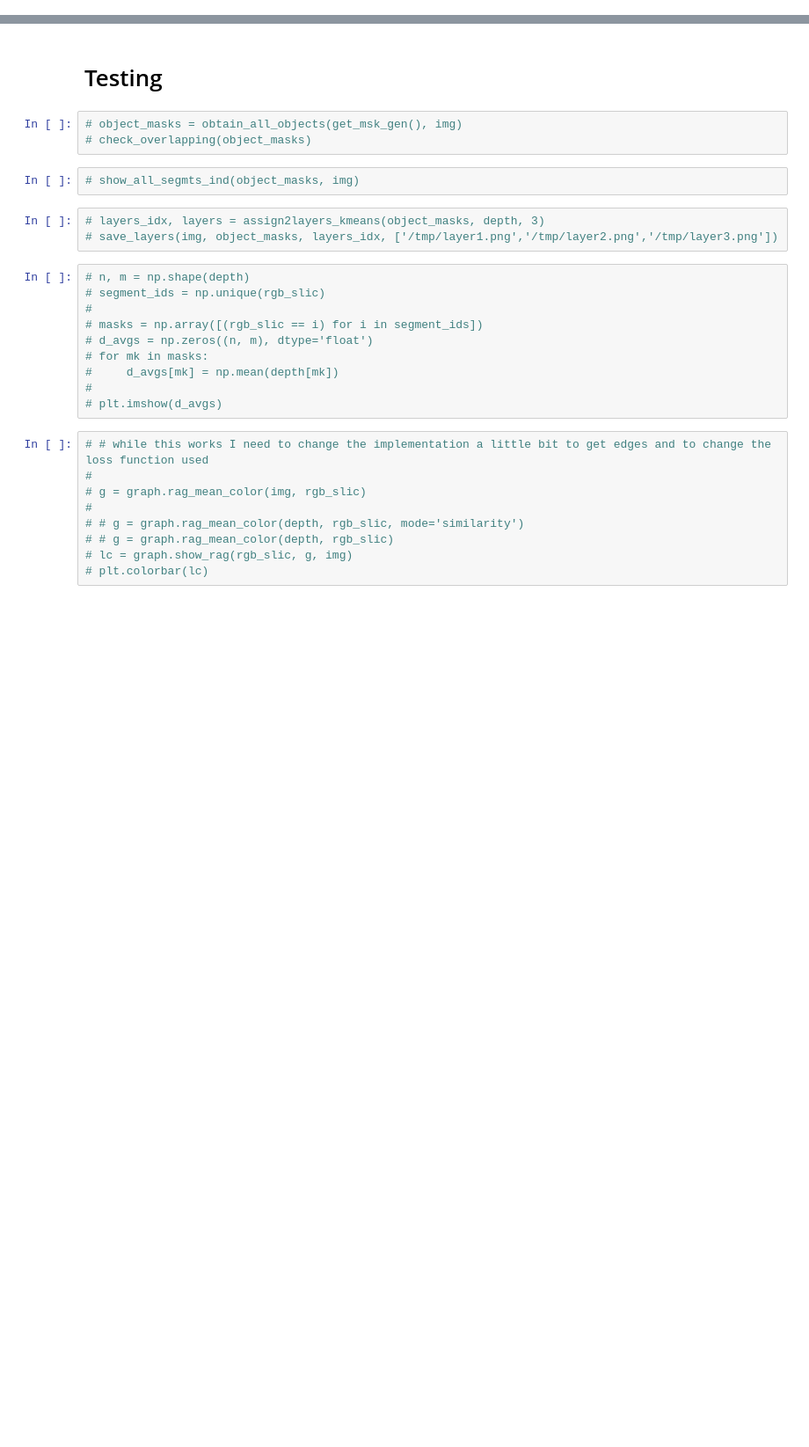
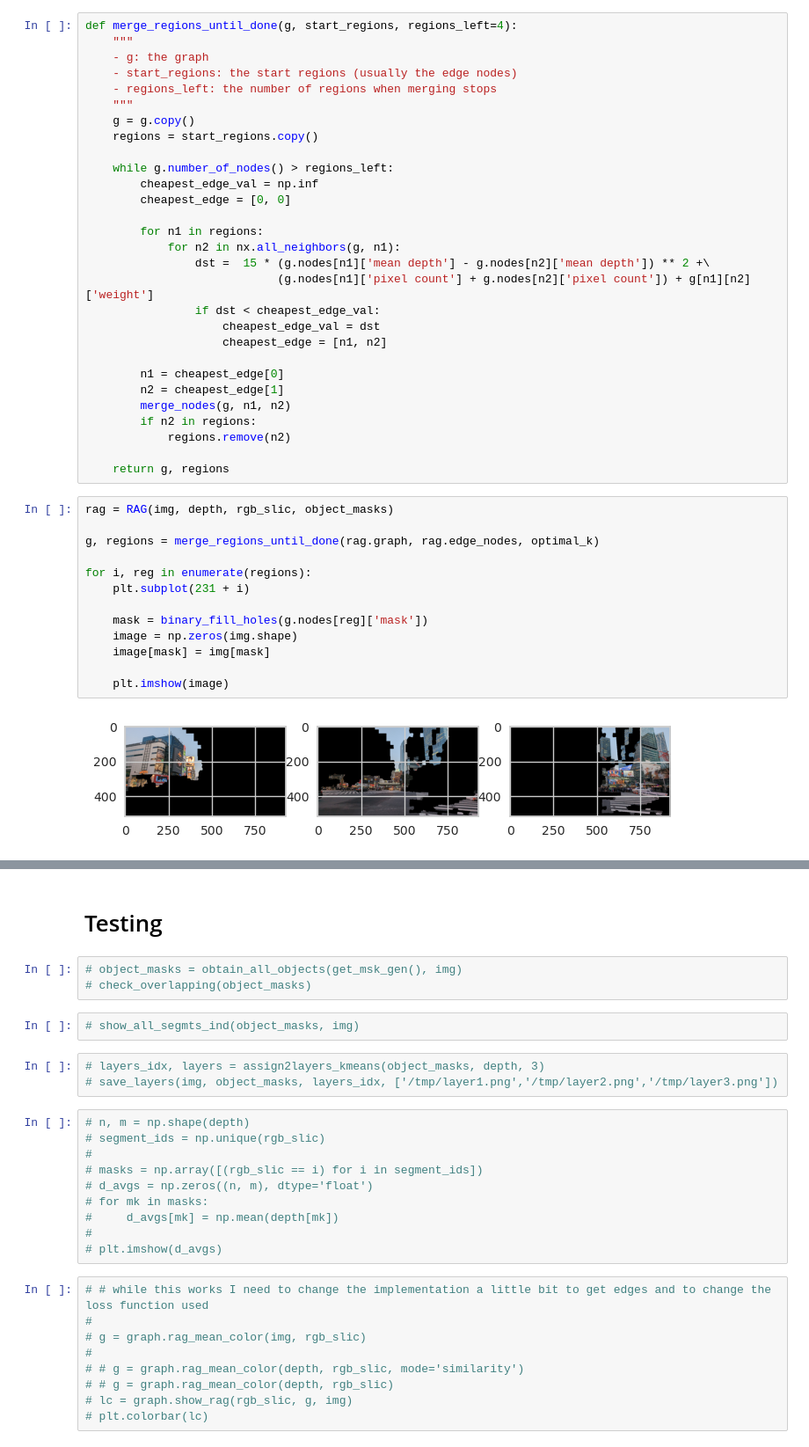
Before and after one commit to koitu/cs413-computational-photography-project, a Jupyter notebook: graph_testing.ipynb, the cells around one changed output, grey strips where cells are left out. Shown at 88% size. Saved outputs shown, nothing was run; the diff lists cells and outputs as text; blank space fills up the shorter version.

```diff
--- a/graph_testing.ipynb
+++ b/graph_testing.ipynb
@@ -110,0 +257,44 @@ while g.number_of_nodes() > optimalK:
+# %%
+def merge_regions_until_done(g, start_regions, regions_left=4):
+    """
+    - g: the graph
+    - start_regions: the start regions (usually the edge nodes)
+    - regions_left: the number of regions when merging stops
+    """
+    g = g.copy()
+    regions = start_regions.copy()
+
+    while g.number_of_nodes() > regions_left:
+        cheapest_edge_val = np.inf
+        cheapest_edge = [0, 0]
+
+        for n1 in regions:
+            for n2 in nx.all_neighbors(g, n1):
+                dst =  15 * (g.nodes[n1]['mean depth'] - g.nodes[n2]['mean depth']) ** 2 +\
+                            (g.nodes[n1]['pixel count'] + g.nodes[n2]['pixel count']) + g[n1][n2]['weight']
+                if dst < cheapest_edge_val:
+                    cheapest_edge_val = dst
+                    cheapest_edge = [n1, n2]
+
+        n1 = cheapest_edge[0]
+        n2 = cheapest_edge[1]
+        merge_nodes(g, n1, n2)
+        if n2 in regions:
+            regions.remove(n2)
+
+    return g, regions
+# %%
+rag = RAG(img, depth, rgb_slic, object_masks)
+
+g, regions = merge_regions_until_done(rag.graph, rag.edge_nodes, optimal_k)
+
+for i, reg in enumerate(regions):
+    plt.subplot(231 + i)
+
+    mask = binary_fill_holes(g.nodes[reg]['mask'])
+    image = np.zeros(img.shape)
+    image[mask] = img[mask]
+
+    plt.imshow(image)
+# %% [output]
+[figure, added]
```
Also changed, not shown: parts of 24 cells of this notebook, 1 other file.
